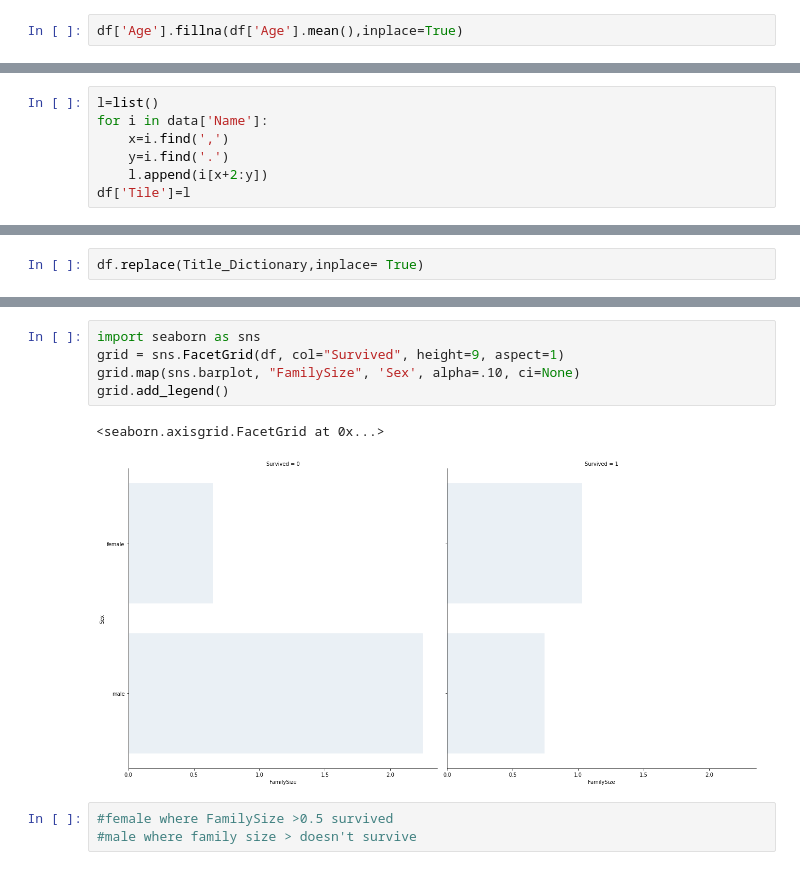
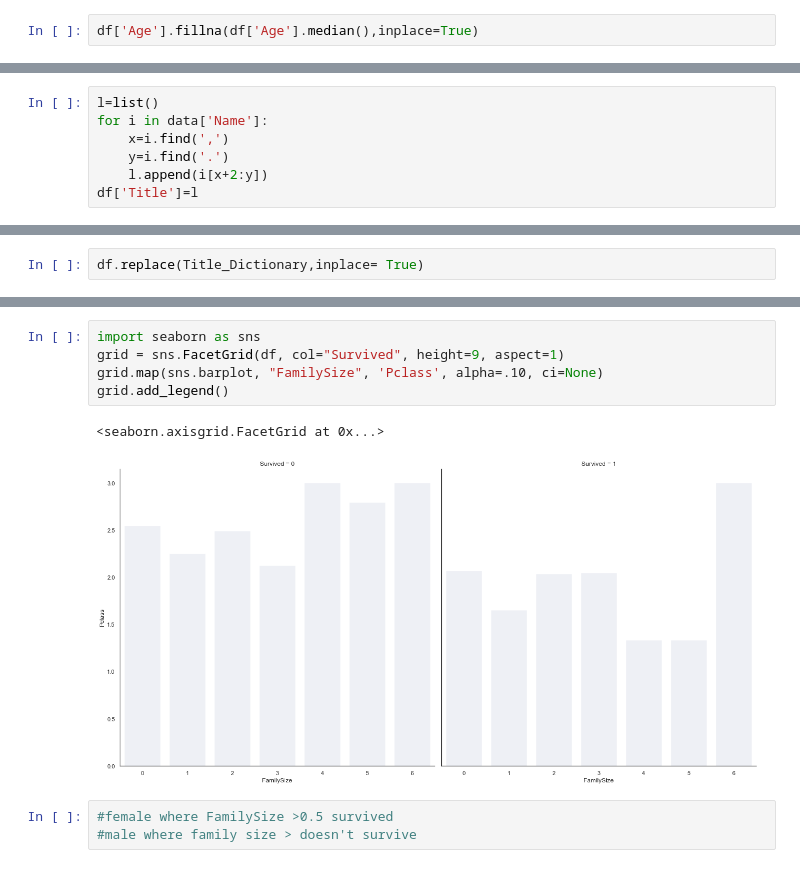
Before and after one commit to tahakhadraoui/hello-world, a Jupyter notebook: Untitled9.ipynb, the cells around one changed output, grey strips where cells are left out. Cells and saved outputs as stored; diff of their text form.

```diff
--- a/Untitled9.ipynb
+++ b/Untitled9.ipynb
@@ -27,7 +34,7 @@ Cabin          687
 Embarked         2
 dtype: int64
 # %%
-df['Age'].fillna(df['Age'].mean(),inplace=True)
+df['Age'].fillna(df['Age'].median(),inplace=True)
 # %%
 df.isnull().sum()
 # %% [output]
@@ -194,3 +178,10 @@ df[["Pclass", "Survived"]].groupby(["Pclass"], as_index=True).mean()
+# %%
+l=list()
+for i in data['Name']:
+    x=i.find(',')
+    y=i.find('.')
+    l.append(i[x+2:y])
+df['Title']=l
 # %%
 df
 # %% [output]
@@ -230,7 +200,0 @@ data=data.drop(['Fare'],axis=1)
-# %%
-l=list()
-for i in data['Name']:
-    x=i.find(',')
-    y=i.find('.')
-    l.append(i[x+2:y])
-df['Tile']=l
@@ -368,11 +269,11 @@ df.drop(['SibSp','Parch'],axis=1)
 # %%
 import seaborn as sns
 grid = sns.FacetGrid(df, col="Survived", height=9, aspect=1)
-grid.map(sns.barplot, "FamilySize", 'Sex', alpha=.10, ci=None)
+grid.map(sns.barplot, "FamilySize", 'Pclass', alpha=.10, ci=None)
 grid.add_legend()
 # %% [output]
 <seaborn.axisgrid.FacetGrid at 0x...>
-[figure, old version]
+[figure, new version]
 # %%
 #female where FamilySize >0.5 survived
 #male where family size > doesn't survive
```
Also changed, not shown: parts of 33 cells of this notebook.
